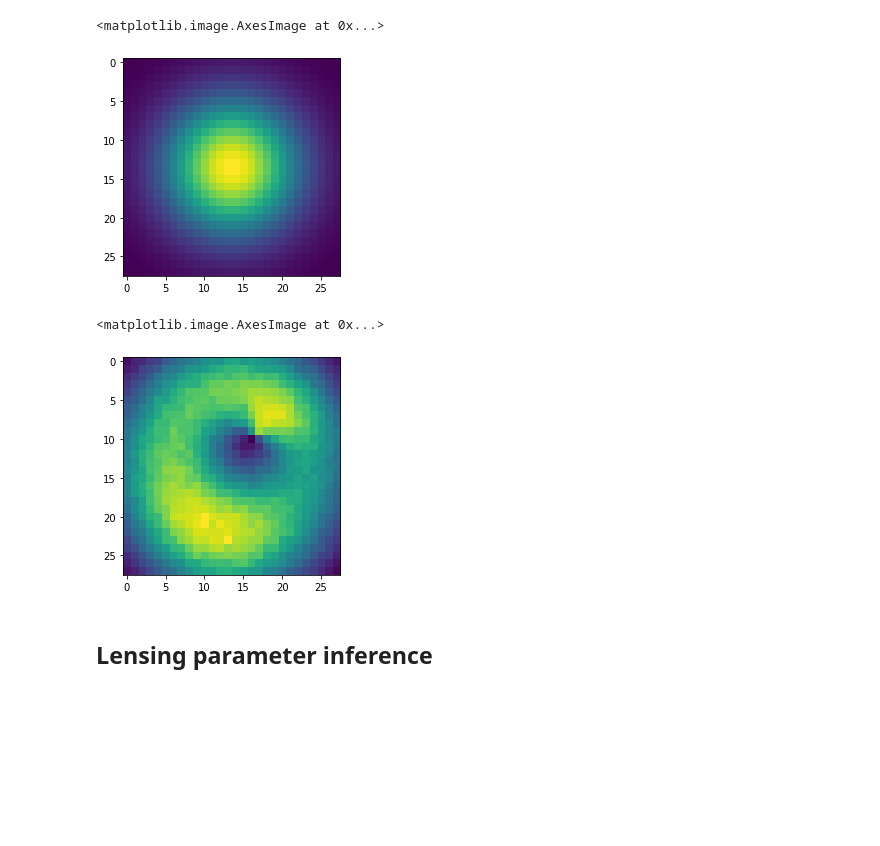
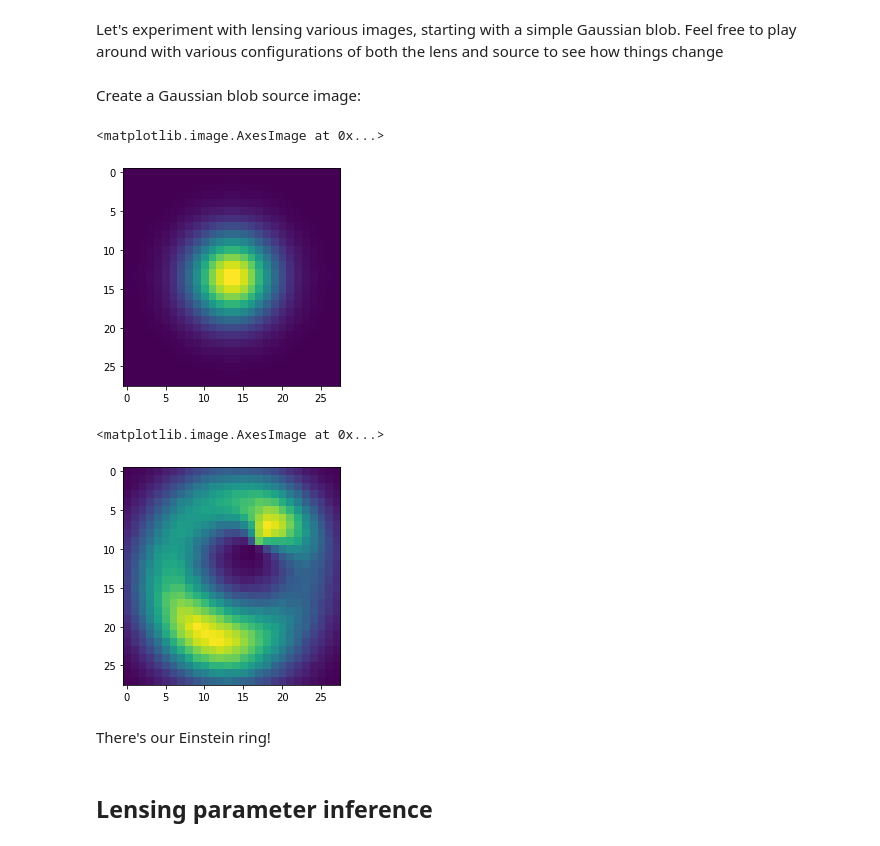
Before and after one commit to smsharma/deep-prob-prog-tutorials, a Jupyter notebook: 02_deep_prob_prog.ipynb, the cells around one changed output. Saved outputs shown, nothing was run; the diff lists cells and outputs as text; code cells hidden in the pictures; blank space fills up the shorter version.

```diff
--- a/02_deep_prob_prog.ipynb
+++ b/02_deep_prob_prog.ipynb
@@ -104,12 +128,17 @@ import jax.numpy as jnp
 
 from jaxinterp2d import CartesianGrid
 
+# Conversion factors
+
+radtoasc = (60 * 60 * 180.) / np.pi
 
 class LensingSim:
     def __init__(self, lenses_list=[{}], sources_list=[{}], global_dict={}, observation_dict={}):
         """
         Class for simulation of strong lensing images
         """
+
+        self.asctorad = np.pi / (60 * 60 * 180.)  # Conversion factor
 
         self.lenses_list = lenses_list
         self.sources_list = sources_list
@@ -151,9 +180,9 @@ class LensingSim:
             jnp.linspace(self.theta_y_lims[0], self.theta_y_lims[1], self.n_y)
         )
 
-        self.x, self.y = self.D_l * self.theta_x * asctorad, self.D_l * self.theta_y * asctorad
+        self.x, self.y = self.D_l * self.theta_x * self.asctorad, self.D_l * self.theta_y * self.asctorad
 
-        self.x_lims, self.y_lims = self.D_l * asctorad * jnp.array(self.theta_x_lims), self.D_l * asctorad * jnp.array(
+        self.x_lims, self.y_lims = self.D_l * self.asctorad * jnp.array(self.theta_x_lims), self.D_l * self.asctorad * jnp.array(
             self.theta_y_lims)
 
         self.pix_area = ((self.theta_x_lims[1] - self.theta_x_lims[0]) / self.n_x) * (
@@ -170,9 +199,9 @@ class LensingSim:
         for lens_dict in self.lenses_list:
             if lens_dict["profile"] == "SIE":
                 _x_d, _y_d = MassProfileSIE(
-                    x_0=lens_dict["theta_x_0"] * self.D_l * asctorad,
-                    y_0=lens_dict["theta_y_0"] * self.D_l * asctorad,
-                    r_E=lens_dict["theta_E"] * self.D_l * asctorad,
+                    x_0=lens_dict["theta_x_0"] * self.D_l * self.asctorad,
+                    y_0=lens_dict["theta_y_0"] * self.D_l * self.asctorad,
+                    r_E=lens_dict["theta_E"] * self.D_l * self.asctorad,
                     q=lens_dict["q"],
                 ).deflection(self.x, self.y)
             else:
@@ -205,0 +232,2 @@ coordinate_limits = 1.
+# %% [markdown]
+Let's experiment with lensing various images, starting with a simple Gaussian blob. Feel free to play around with various configurations of both the lens and source to see how things change
@@ -206,31 +237,39 @@ coordinate_limits = 1.
+# %% [markdown]
+Create a Gaussian blob source image:
 # %%
 from scipy.stats import multivariate_normal
 
 delta_pix = 2 * coordinate_limits / n_xy
-sigma_psf = 0.5
+sigma_psf = 0.2
 
 x_kern = np.linspace(-6, 6, n_xy)
 x, y = np.meshgrid(x_kern, x_kern)
-kernel = multivariate_normal(mean=np.zeros(2), cov=np.ones(2) * sigma_psf / delta_pix).pdf(np.dstack((x, y)))
-kernel /= np.sum(kernel)
+source_image = multivariate_normal(mean=np.zeros(2), cov=np.ones(2) * sigma_psf / delta_pix).pdf(np.dstack((x, y)))
+source_image /= np.sum(source_image)  # Normalize
 
-plt.imshow(kernel)
+plt.imshow(source_image)
 # %% [output]
 <matplotlib.image.AxesImage at 0x...>
-[figure, old version]
+[figure, new version]
 # %%
+# Lens parameters
 lens_dict = {"profile":"SIE", "theta_x_0":0.2, "theta_y_0":-0.3, "theta_E":0.7, "q":0.7}
+
+# Observation configuration
 observation_dict = {"theta_x_lims": [-coordinate_limits, coordinate_limits], "theta_y_lims": [-coordinate_limits, coordinate_limits], "n_x":n_xy, "n_y":n_xy, "exposure":1e8}
 global_dict = {"z_s":1.0, "z_l":0.5}
 
-lensing_sim = LensingSim(lenses_list=[lens_dict], sources_list=[{"src_ary":kernel}], global_dict=global_dict, observation_dict=observation_dict)
+lensing_sim = LensingSim(lenses_list=[lens_dict], sources_list=[{"src_ary":source_image}], global_dict=global_dict, observation_dict=observation_dict)
 
+# Create lensed image, including Poisson noise
 lensed_image = np.random.poisson(lensing_sim.lensed_image())
 
 plt.imshow(lensed_image)
 # %% [output]
 <matplotlib.image.AxesImage at 0x...>
-[figure, old version]
+[figure, new version]
+# %% [markdown]
+There's our Einstein ring!
 # %% [markdown]
 ## Lensing parameter inference
 # %%
```
Also changed, not shown: parts of 11 cells of this notebook.
